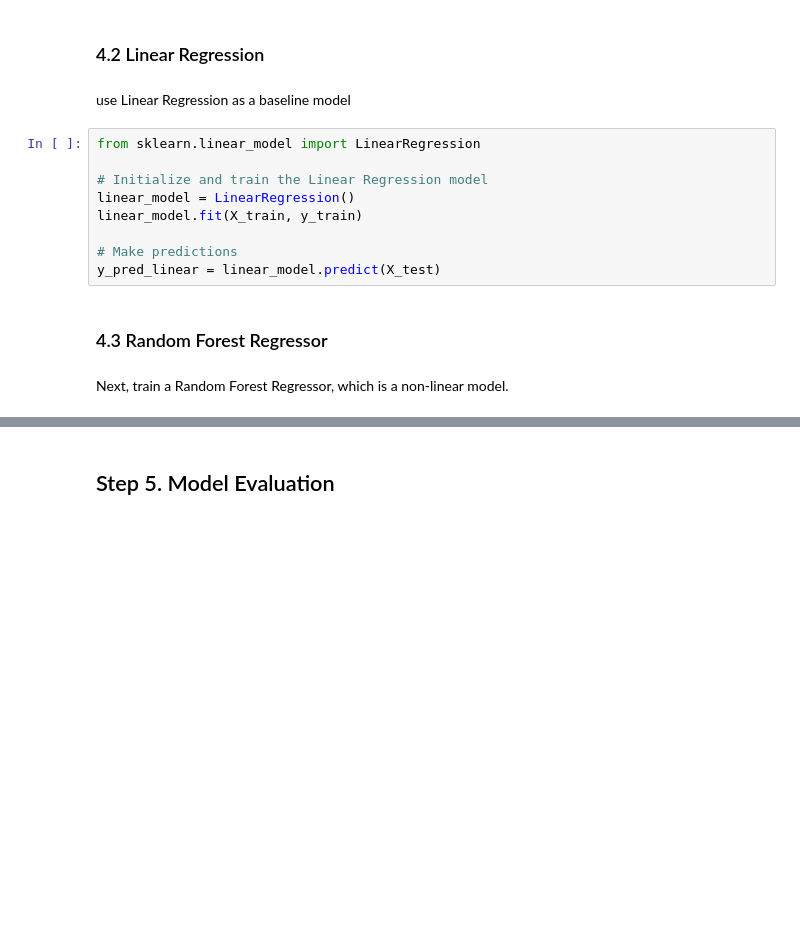
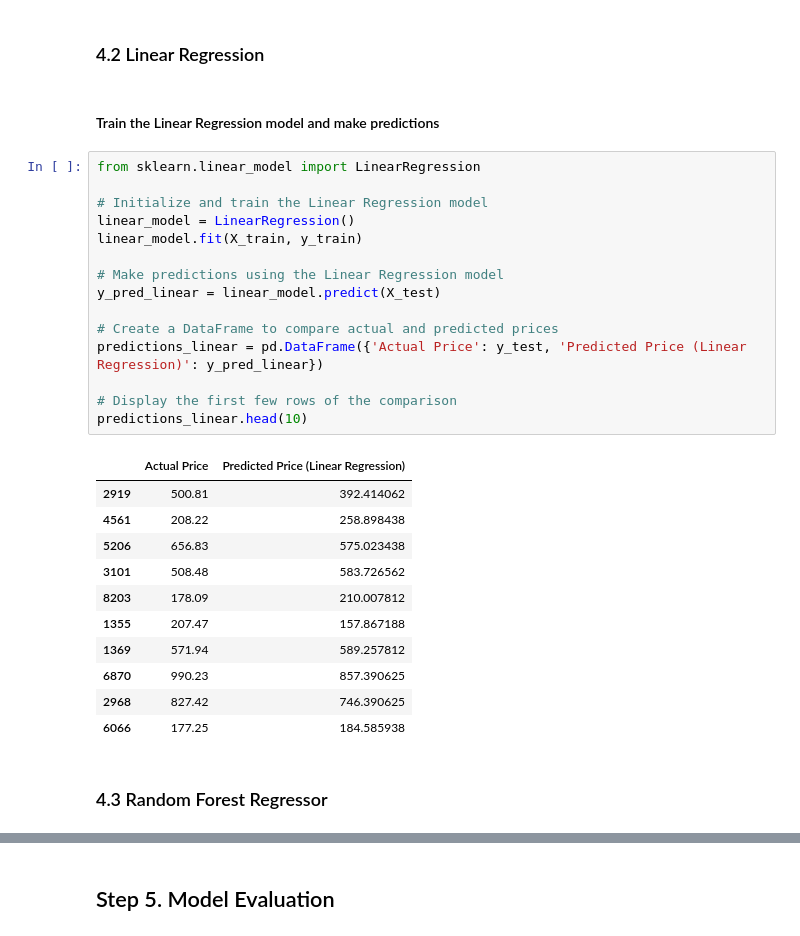
Before and after one commit to ki133/Computing-Technology-Innovation-Project, a Jupyter notebook: Machine Learning Model/Price/Price_model.ipynb, the cells around one changed output, grey strips where cells are left out. Saved outputs shown, nothing was run; the diff lists cells and outputs as text; blank space fills up the shorter version.

```diff
--- a/Machine Learning Model/Price/Price_model.ipynb
+++ b/Machine Learning Model/Price/Price_model.ipynb
@@ -107,18 +115,34 @@ from sklearn.model_selection import train_test_split
 X_train, X_test, y_train, y_test = train_test_split(X_encoded, y, test_size=0.2, random_state=42)
 # %% [markdown]
 ### 4.2 Linear Regression
-# %% [markdown]
-use Linear Regression as a baseline model
+# %% [markdown]
+#### Train the Linear Regression model and make predictions
 # %%
 from sklearn.linear_model import LinearRegression
 
 # Initialize and train the Linear Regression model
 linear_model = LinearRegression()
 linear_model.fit(X_train, y_train)
 
-# Make predictions
+# Make predictions using the Linear Regression model
 y_pred_linear = linear_model.predict(X_test)
+
+# Create a DataFrame to compare actual and predicted prices
+predictions_linear = pd.DataFrame({'Actual Price': y_test, 'Predicted Price (Linear Regression)': y_pred_linear})
+
+# Display the first few rows of the comparison
+predictions_linear.head(10)
+# %% [output]
+|  | Actual Price | Predicted Price (Linear Regression) |
+| 2919 | 500.81 | 392.414062 |
+| 4561 | 208.22 | 258.898438 |
+| 5206 | 656.83 | 575.023438 |
+| 3101 | 508.48 | 583.726562 |
+| 8203 | 178.09 | 210.007812 |
+| 1355 | 207.47 | 157.867188 |
+| 1369 | 571.94 | 589.257812 |
+| 6870 | 990.23 | 857.390625 |
+| 2968 | 827.42 | 746.390625 |
+| 6066 | 177.25 | 184.585938 |
 # %% [markdown]
 ### 4.3 Random Forest Regressor
-# %% [markdown]
-Next, train a Random Forest Regressor, which is a non-linear model.
```
Also changed, not shown: parts of 39 cells of this notebook, 3 other files.
